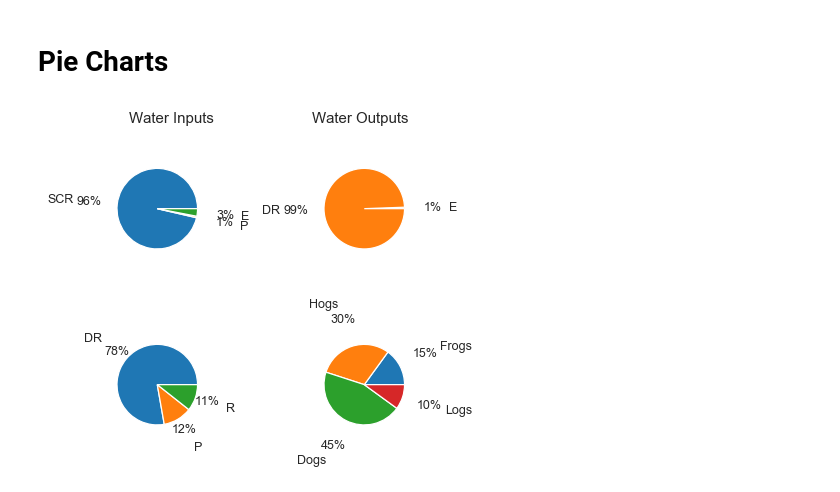
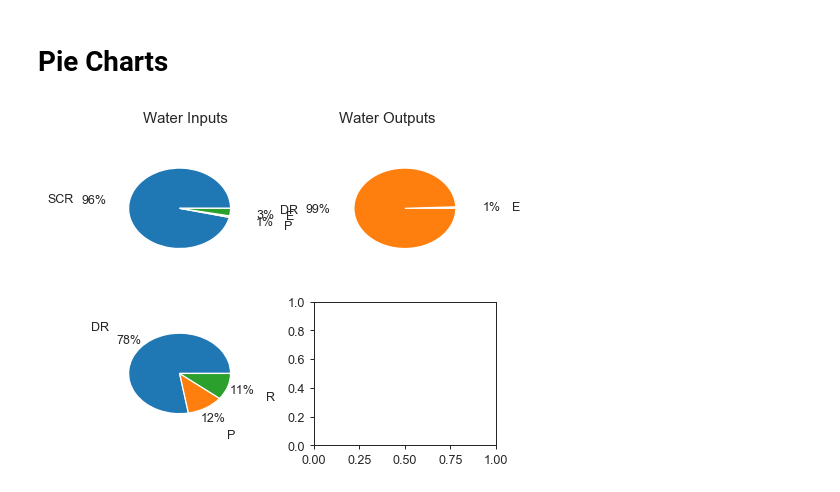
Before and after one commit to pycckuu/Great-Lakes-Data, a Jupyter notebook: post_proc_scripts/Water budget/revisited/Canada and US flows based on Serghei Tables.ipynb, the cells around one changed output. Saved outputs shown, nothing was run; the diff lists cells and outputs as text; code cells hidden in the pictures.

```diff
--- a/post_proc_scripts/Water budget/revisited/Canada and US flows based on Serghei Tables.ipynb
+++ b/post_proc_scripts/Water budget/revisited/Canada and US flows based on Serghei Tables.ipynb
@@ -576,32 +632,32 @@ labels = 'Frogs', 'Hogs', 'Dogs', 'Logs'
 fracs = [15, 30, 45, 10]
 
 scr = 5117
 sco = 5278
 sc_p = 32
 sc_e = 31
 sc_r = 36 + 124
 sc_in_frac = np.array([scr,sc_p, sc_r])/(scr+sc_p+sc_r)
 sc_out_frac = np.array([sc_e, sco])/(sco+sc_e)
 
 le_dr = 5296
 le_r = 725
 le_p = 789
 le_in_frac = np.array([le_dr,le_p, le_r])/(le_dr+le_p+le_r)
 
 # Make figure and axes
 fig, axs = plt.subplots(2, 2, figsize=(5,5))
 
 # A standard pie plot
 axs[0, 0].pie(sc_in_frac, labels=['SCR', 'P', 'E'], autopct='%.0f%%', radius=0.7, shadow=False, pctdistance=1.7, labeldistance=2.1)
 axs[0, 1].pie(sc_out_frac, labels=['E', 'DR'], autopct='%.0f%%', shadow=False,radius=0.7, pctdistance=1.7, labeldistance=2.1)
 axs[1, 0].pie(le_in_frac, labels=['DR', 'P', 'R'], autopct='%.0f%%', shadow=False,radius=0.7, pctdistance=1.3, labeldistance=1.8)
-axs[1, 1].pie(fracs, labels=labels, autopct='%.0f%%', shadow=False,radius=0.7, pctdistance=1.7, labeldistance=2.1)
+# axs[1, 1].pie(fracs, labels=labels, autopct='%.0f%%', shadow=False,radius=0.7, pctdistance=1.7, labeldistance=2.1)
 
 fig.tight_layout(rect=[0, 0.1, 1, 0.9])
 
 axs[0, 0].text(-0.5,1.5, 'Water Inputs', fontsize='large')
 axs[0, 1].text(-0.9,1.5, 'Water Outputs', fontsize='large')
 
 plt.show()
 # %% [output]
-[figure, old version]
+[figure, new version]
```
Also changed, not shown: parts of 43 cells of this notebook, 22 other files.
